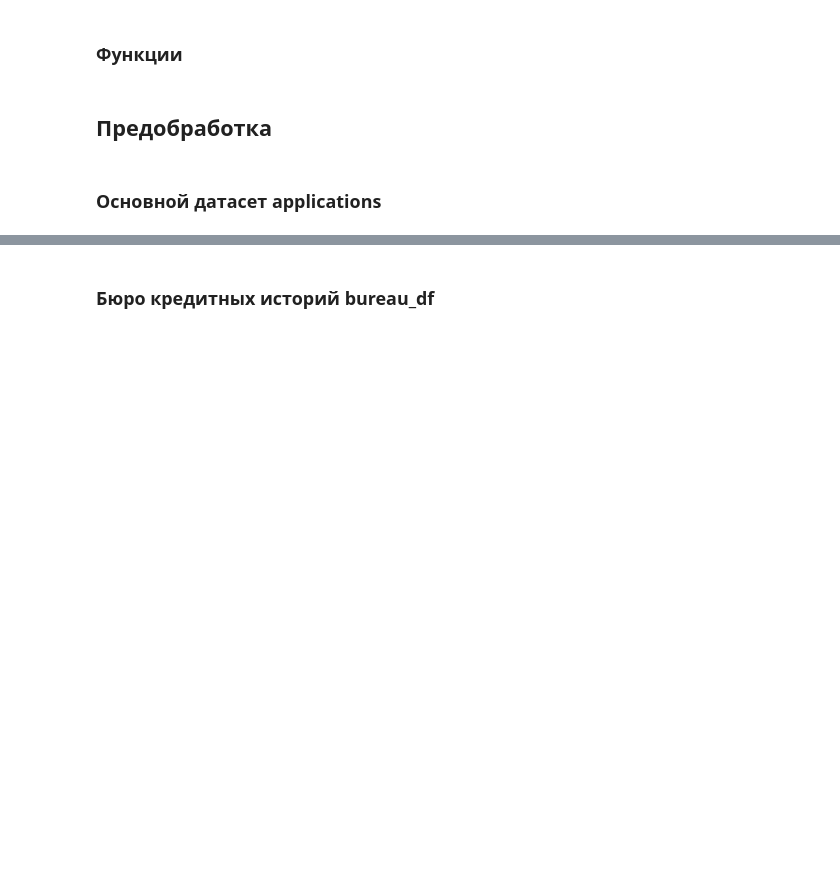
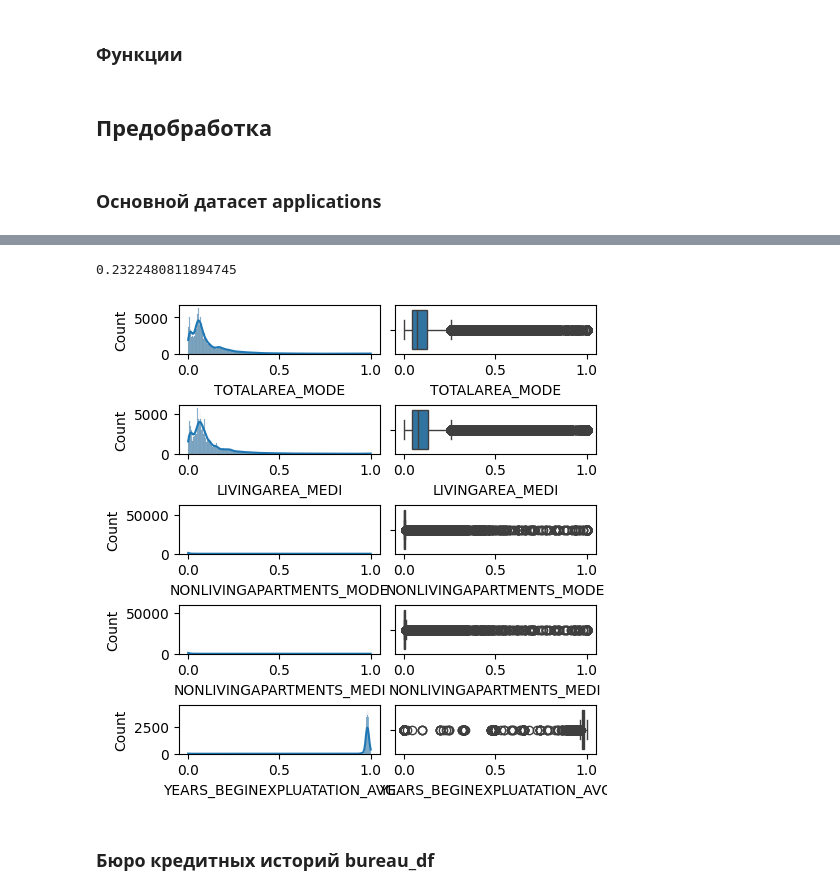
Before and after one commit to Spring-31/HC_default_risk, a Jupyter notebook: notebooks/Feature_engineering_and_classifications.ipynb, the cells around one changed output, grey strips where cells are left out. Cells and saved outputs as stored; diff of their text form; code cells hidden in the pictures; blank space fills up the shorter version.

```diff
--- a/notebooks/Feature_engineering_and_classifications.ipynb
+++ b/notebooks/Feature_engineering_and_classifications.ipynb
@@ -229,6 +229,24 @@ app_train_orig['APPS_CAR_EMPLOYED_RATIO'] = app_train_orig['OWN_CAR_AGE'] / app_
 app_train_orig['APPS_INCOME_BIRTH_RATIO'] = app_train_orig['AMT_INCOME_TOTAL']/app_train_orig['DAYS_BIRTH']
 
 app_columns = app_train_orig.columns
+# %%
+app_train_orig.isna().sum().sum() / app_train_orig.size
+# %% [output]
+0.2322480811894745
+# %%
+# Графики распределения переменных и "ящики с усами"
+float_cols = [cname for cname in app_train_orig.columns if app_train_orig[cname].dtype in ['float64']]
+
+plot_feat = list(set(float_cols)&set(app_columns) - set('SK_ID_CURR'))
+# bureau_active_agg_cols.drop(['SK_ID_CURR'])[:5]
+fig, axes = plt.subplots(5, 2, figsize=(5, 5),constrained_layout=True)
+for k, column in enumerate(plot_feat[15:20]):
+    sns.histplot(data=app_train_orig, x=column, kde=True, ax=axes[k, 0])
+    sns.boxplot(data=app_train_orig, x=column, ax=axes[k, 1])
+# plt.tight_layout()
+plt.show()
+# %% [output]
+[figure, added]
 # %% [markdown]
 ### Бюро кредитных историй bureau_df
 # %%
```
Also changed, not shown: parts of 24 cells of this notebook, 3 other files.
